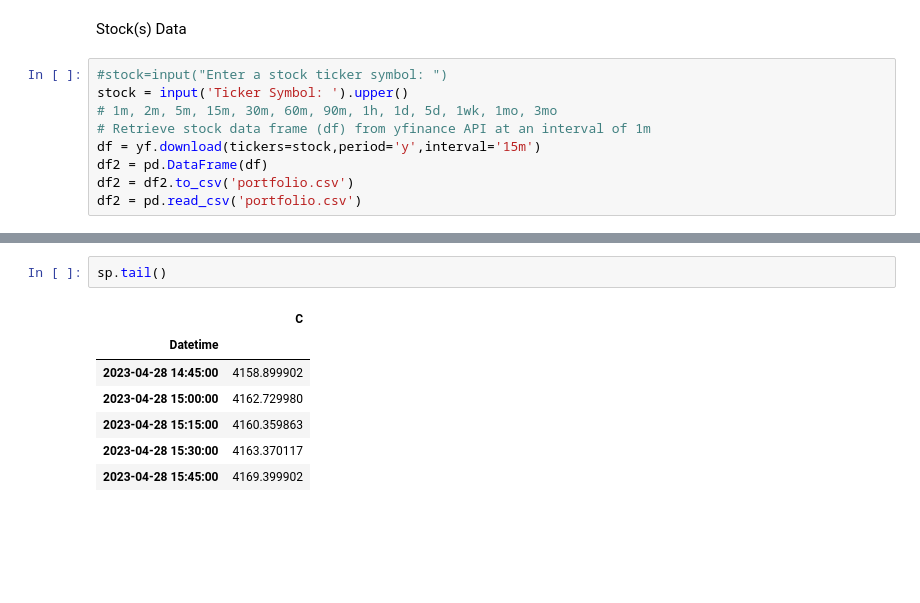
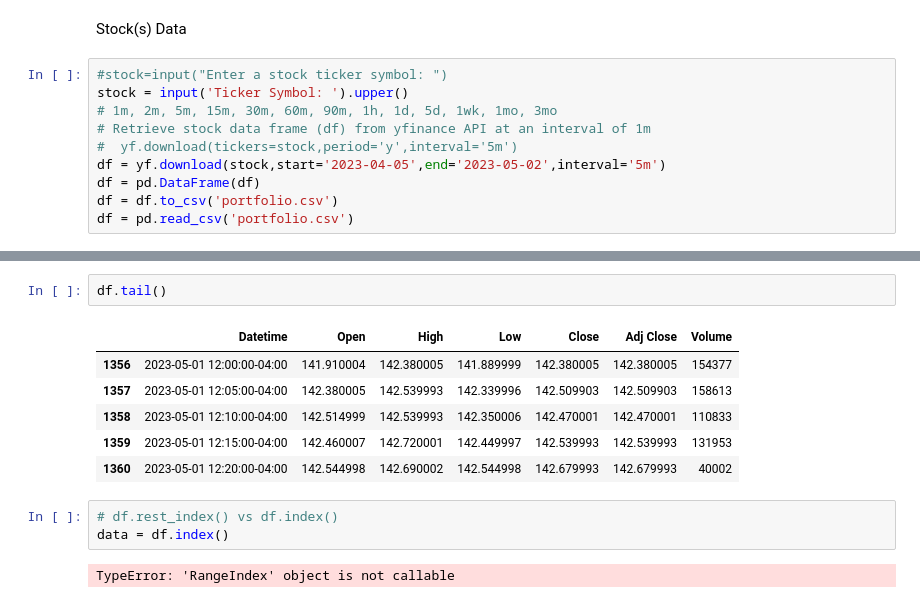
Before and after one commit to mauricefreese/Investment, a Jupyter notebook: dash.ipynb, the cells around one changed output, grey strips where cells are left out. Saved outputs shown, nothing was run; the diff lists cells and outputs as text; blank space fills up the shorter version.

```diff
--- a/dash.ipynb
+++ b/dash.ipynb
@@ -39,8 +42,9 @@ Stock(s) Data
 stock = input('Ticker Symbol: ').upper()
 # 1m, 2m, 5m, 15m, 30m, 60m, 90m, 1h, 1d, 5d, 1wk, 1mo, 3mo
 # Retrieve stock data frame (df) from yfinance API at an interval of 1m
-df = yf.download(tickers=stock,period='y',interval='15m')
-df2 = pd.DataFrame(df)
-df2 = df2.to_csv('portfolio.csv')
-df2 = pd.read_csv('portfolio.csv')
+#  yf.download(tickers=stock,period='y',interval='5m')
+df = yf.download(stock,start='2023-04-05',end='2023-05-02',interval='5m')
+df = pd.DataFrame(df)
+df = df.to_csv('portfolio.csv')
+df = pd.read_csv('portfolio.csv')
 # %% [output]
@@ -69,10 +62,14 @@ sp.head()
 # %%
-sp.tail()
+df.tail()
 # %% [output]
-|  | C |
-| Datetime |  |
-| 2023-04-28 14:45:00 | 4158.899902 |
-| 2023-04-28 15:00:00 | 4162.729980 |
-| 2023-04-28 15:15:00 | 4160.359863 |
-| 2023-04-28 15:30:00 | 4163.370117 |
-| 2023-04-28 15:45:00 | 4169.399902 |
+|  | Datetime | Open | High | Low | Close | Adj Close | Volume |
+| 1356 | 2023-05-01 12:00:00-04:00 | 141.910004 | 142.380005 | 141.889999 | 142.380005 | 142.380005 | 154377 |
+| 1357 | 2023-05-01 12:05:00-04:00 | 142.380005 | 142.539993 | 142.339996 | 142.509903 | 142.509903 | 158613 |
+| 1358 | 2023-05-01 12:10:00-04:00 | 142.514999 | 142.539993 | 142.350006 | 142.470001 | 142.470001 | 110833 |
+| 1359 | 2023-05-01 12:15:00-04:00 | 142.460007 | 142.720001 | 142.449997 | 142.539993 | 142.539993 | 131953 |
+| 1360 | 2023-05-01 12:20:00-04:00 | 142.544998 | 142.690002 | 142.544998 | 142.679993 | 142.679993 | 40002 |
+# %%
+# df.rest_index() vs df.index()
+data = df.index()
+# %% [output]
+TypeError: 'RangeIndex' object is not callable
```
Also changed, not shown: parts of 22 cells of this notebook, 2 other files.
